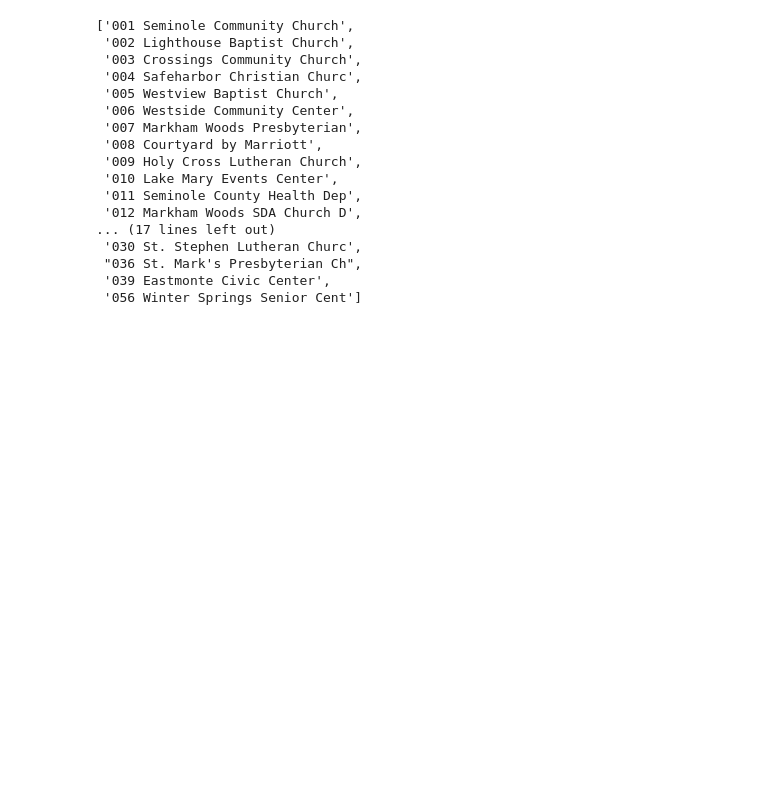
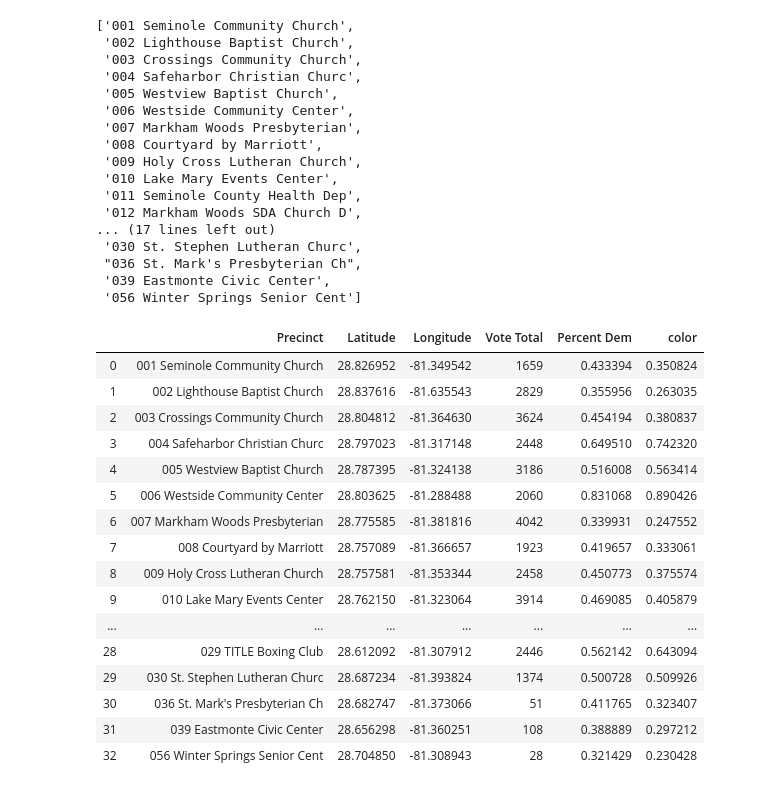
Before and after one commit to JacobSpear/FL2018Election, a Jupyter notebook: Elections_Data/State_Representative_29.ipynb, the cells around one changed output. Cells and saved outputs as stored; diff of their text form; code cells hidden in the pictures; blank space fills up the shorter version.

```diff
--- a/Elections_Data/State_Representative_29.ipynb
+++ b/Elections_Data/State_Representative_29.ipynb
@@ -80,6 +80,18 @@ for x in range(len(data)):
 
 pct_names = [p[0]+" "+p[1] for p in dist_29_precincts]
 SH_29_results = pd.DataFrame({'Precinct':pct_names , 'Latitude':lat , 'Longitude':lng,'Vote Total':size,'Percent Dem':dem})
+SH_29_results['Latitude'][1]=28.685091
+SH_29_results['Longitude'][1]=-81.342816
+SH_29_results['Latitude'][17]=28.777739
+SH_29_results['Longitude'][17]=-81.384555
+SH_29_results['Latitude'][20]=28.694080
+SH_29_results['Longitude'][20]=-81.445803
+SH_29_results['Latitude'][24]=28.680747
+SH_29_results['Longitude'][24]=-81.459606
+print(SH_29_results)
+
+
+
 SH_29_results.to_csv(os.path.join('CSVs','SH29_results.csv'))
 SH_29_results.to_csv(os.path.join('..','docs','data','SH29_results.csv'))
 SH_29_results.to_json(os.path.join('..','docs','data','SH29_results.json'))
@@ -138,3 +192,24 @@ plt.show()
  "036 St. Mark's Presbyterian Ch",
  '039 Eastmonte Civic Center',
  '056 Winter Springs Senior Cent']
+# %%
+SH_29_results
+[2,21,25,18]
+# %% [output]
+|  | Precinct | Latitude | Longitude | Vote Total | Percent Dem | color |
+| 0 | 001 Seminole Community Church | 28.826952 | -81.349542 | 1659 | 0.433394 | 0.350824 |
+| 1 | 002 Lighthouse Baptist Church | 28.837616 | -81.635543 | 2829 | 0.355956 | 0.263035 |
+| 2 | 003 Crossings Community Church | 28.804812 | -81.364630 | 3624 | 0.454194 | 0.380837 |
+| 3 | 004 Safeharbor Christian Churc | 28.797023 | -81.317148 | 2448 | 0.649510 | 0.742320 |
+| 4 | 005 Westview Baptist Church | 28.787395 | -81.324138 | 3186 | 0.516008 | 0.563414 |
+| 5 | 006 Westside Community Center | 28.803625 | -81.288488 | 2060 | 0.831068 | 0.890426 |
+| 6 | 007 Markham Woods Presbyterian | 28.775585 | -81.381816 | 4042 | 0.339931 | 0.247552 |
+| 7 | 008 Courtyard by Marriott | 28.757089 | -81.366657 | 1923 | 0.419657 | 0.333061 |
+| 8 | 009 Holy Cross Lutheran Church | 28.757581 | -81.353344 | 2458 | 0.450773 | 0.375574 |
+| 9 | 010 Lake Mary Events Center | 28.762150 | -81.323064 | 3914 | 0.469085 | 0.405879 |
+| ... | ... | ... | ... | ... | ... | ... |
+| 28 | 029 TITLE Boxing Club | 28.612092 | -81.307912 | 2446 | 0.562142 | 0.643094 |
+| 29 | 030 St. Stephen Lutheran Churc | 28.687234 | -81.393824 | 1374 | 0.500728 | 0.509926 |
+| 30 | 036 St. Mark's Presbyterian Ch | 28.682747 | -81.373066 | 51 | 0.411765 | 0.323407 |
+| 31 | 039 Eastmonte Civic Center | 28.656298 | -81.360251 | 108 | 0.388889 | 0.297212 |
+| 32 | 056 Winter Springs Senior Cent | 28.704850 | -81.308943 | 28 | 0.321429 | 0.230428 |
```
Also changed, not shown: parts of 2 cells of this notebook, 13 other files.
